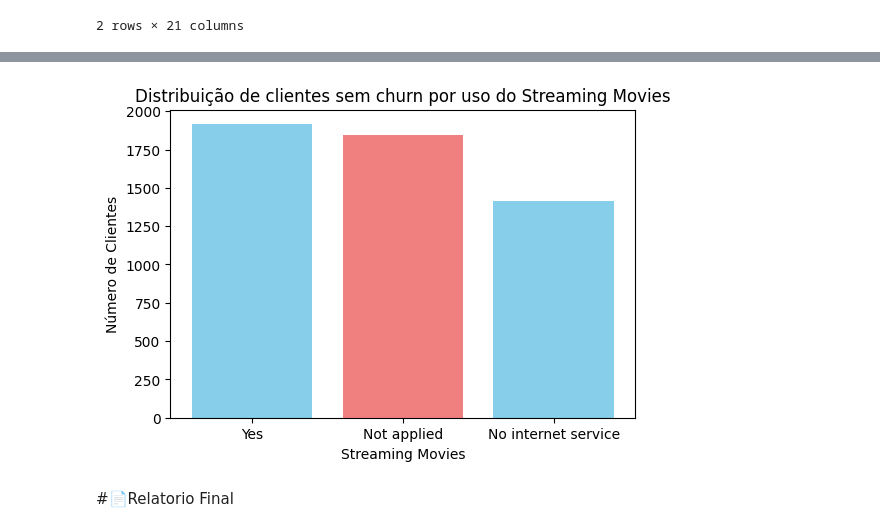
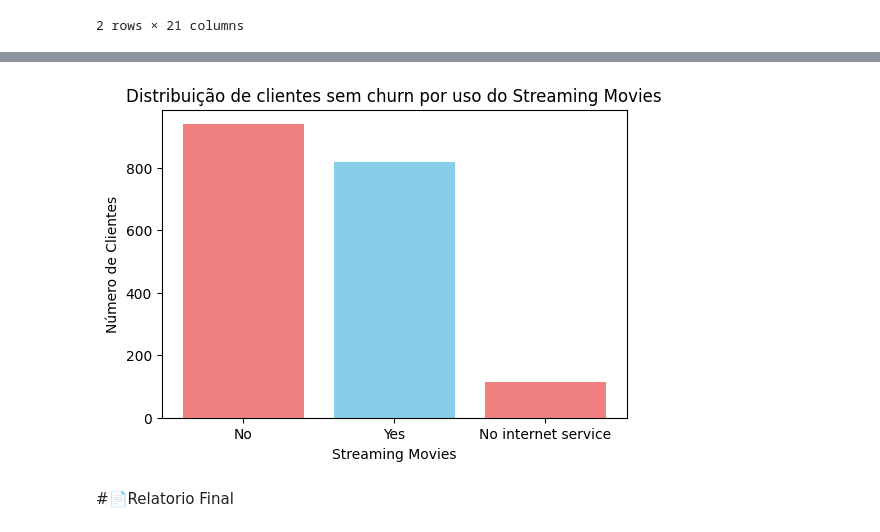
Before and after one commit to Jesuan333/Challenge-TELECOM-X---ORACLE-ONE, a Jupyter notebook: TelecomX_BR.ipynb, the cells around one changed output, grey strips where cells are left out. Drawn from its saved outputs; the diff is of its cells as text; code cells hidden in the pictures.

```diff
--- a/TelecomX_BR.ipynb
+++ b/TelecomX_BR.ipynb
@@ -296,7 +296,7 @@ dados.head(2)
 | 1 | 0003-MKNFE | No | Male | 0 | No | No | 9 | Yes | ... |
 2 rows × 21 columns
 # %%
-cliente_perfil_evasao = dados[dados['Churn'] == 'No'][['customerID', 'Churn', 'PhoneService', 'MultipleLines', 'InternetService', 'OnlineBackup', 'DeviceProtection', 'TechSupport', 'StreamingTV','StreamingMovies']]
+cliente_perfil_evasao = dados[dados['Churn'] == 'Yes'][['customerID', 'Churn', 'PhoneService', 'MultipleLines', 'InternetService', 'OnlineBackup', 'DeviceProtection', 'TechSupport', 'StreamingTV','StreamingMovies']]
 
 dados['PhoneService'] = dados['PhoneService'].replace({'No': 'Not applied'})
 dados['PhoneService']
@@ -399,11 +456,11 @@ plt.show()
 # %%
 plt.figure(figsize=(6, 4))
-plt.bar(cliente_evasao_StreamingMovies.index, cliente_evasao_StreamingMovies.values, color=['skyblue', 'lightcoral'])
+plt.bar(cliente_evasao_StreamingMovies.index, cliente_evasao_StreamingMovies.values, color=['lightcoral', 'skyblue'])
 plt.title('Distribuição de clientes sem churn por uso do Streaming Movies')
 plt.xlabel('Streaming Movies')
 plt.ylabel('Número de Clientes')
 plt.show()
 # %% [output]
-[figure, old version]
+[figure, new version]
 # %% [markdown]
 #📄Relatorio Final
```
Also changed, not shown: parts of 11 cells of this notebook.
